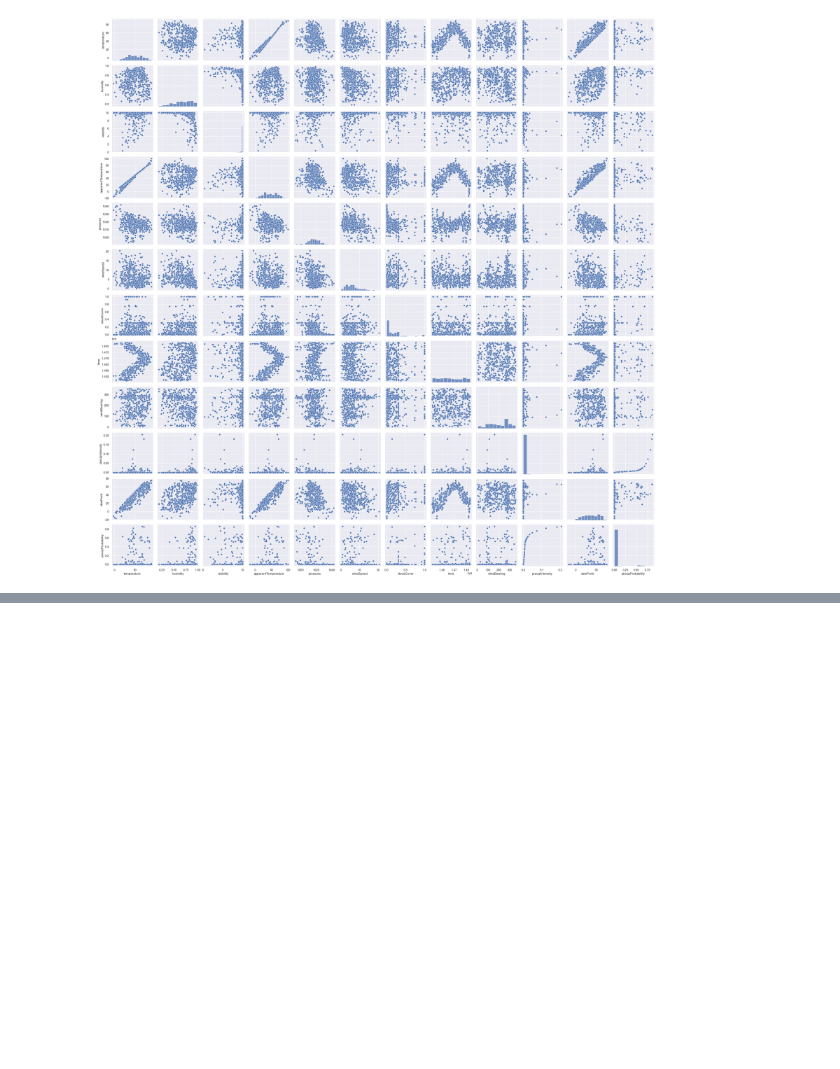
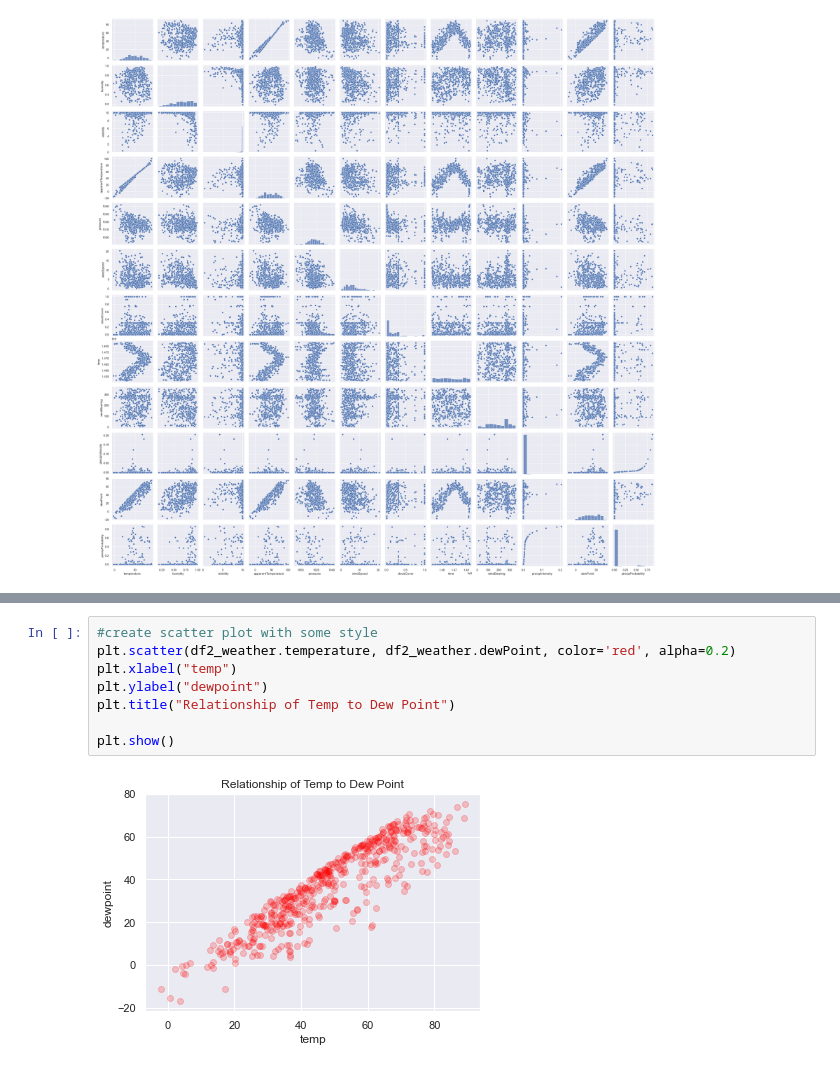
Before and after one commit to markp-rankin/Energy-Hacking, a Jupyter notebook: Decarbonization-Data-4-EDA.ipynb, the cells around one changed output, grey strips where cells are left out. Drawn from its saved outputs; the diff is of its cells as text; blank space fills up the shorter version.

```diff
--- a/Decarbonization-Data-4-EDA.ipynb
+++ b/Decarbonization-Data-4-EDA.ipynb
@@ -128,0 +153,10 @@ sns.pairplot(df2_weather)
+# %%
+#create scatter plot with some style
+plt.scatter(df2_weather.temperature, df2_weather.dewPoint, color='red', alpha=0.2)
+plt.xlabel("temp")
+plt.ylabel("dewpoint")
+plt.title("Relationship of Temp to Dew Point")
+
+plt.show()
+# %% [output]
+[figure, added]
```
Also changed, not shown: parts of 11 cells of this notebook.
